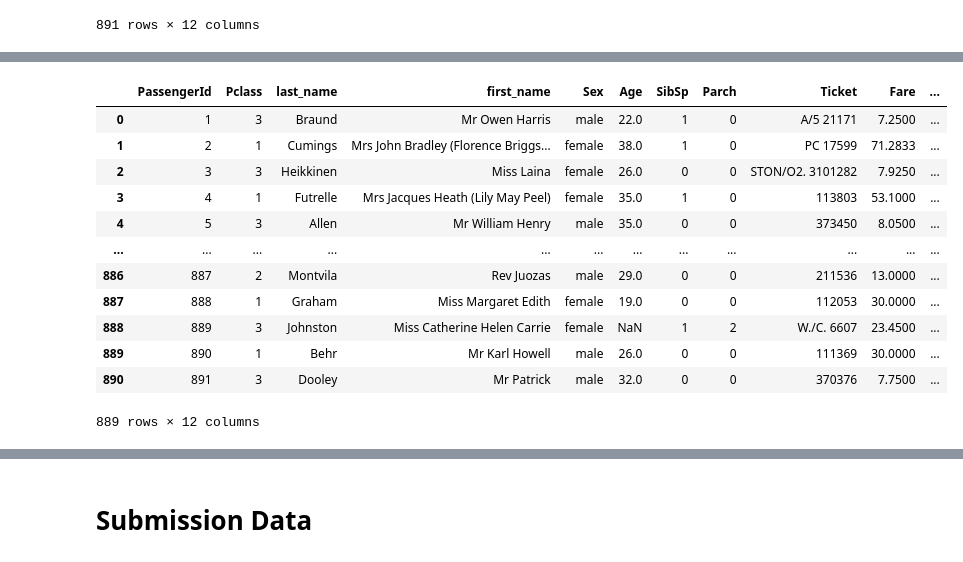
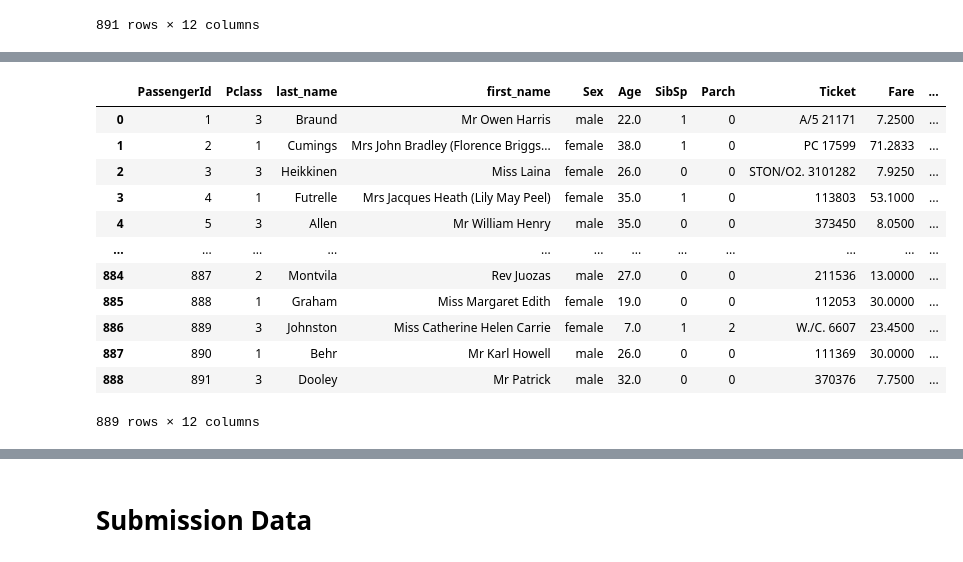
Before and after one commit to Mariomtz0713/Project-4, a Jupyter notebook: Titanic/titanic_ETD.ipynb, the cells around one changed output, grey strips where cells are left out. Cells and saved outputs as stored; diff of their text form; code cells hidden in the pictures.

Commit message:
Train and Test csv cleaning complete

```diff
--- a/Titanic/titanic_ETD.ipynb
+++ b/Titanic/titanic_ETD.ipynb
@@ -579,3 +596,14 @@ train_df_dropped
 | 889 | 890 | 1 | Behr | Mr Karl Howell | male | 26.0 | 0 | 0 | 111369 | 30.0000 | ... |
 | 890 | 891 | 3 | Dooley | Mr Patrick | male | 32.0 | 0 | 0 | 370376 | 7.7500 | ... |
 891 rows × 12 columns
+# %%
+# Finding the 2 nulls in the 'Embarked' column and filling them in
+embarked_nulls_df = train_df_dropped.loc[train_df_dropped['Embarked'].isna()]
+embarked_nulls_index = embarked_nulls_df.index
+embarked_nulls_ids = embarked_nulls_df['PassengerId'].values
+
+for x in range(len(embarked_nulls_ids)):
+    train_df_dropped.loc[embarked_nulls_index[x], ['Embarked']] = 'S'
+
+display(embarked_nulls_df)
+display(train_df_dropped.iloc[embarked_nulls_index])
@@ -592,3 +627,4 @@ for x in range(len(nk_last_names)):
 
     if len(refined_search) == 1:
         train_df_dropped = train_df_dropped.drop(index=index)
+        train_df_dropped = train_df_dropped.reset_index(drop=True)
@@ -620,6 +654,6 @@ memory usage: 90.3+ KB
 # %%
 # Extracting last and first names of Age column nulls
-train_nulls_only_df = train_df_dropped[train_df_dropped.isnull().any(axis=1)]
+train_nulls_only_df = train_df_dropped.loc[train_df_dropped['Age'].isna()]
 
 train_nulls_last_names = list(train_nulls_only_df['last_name'])
 train_nulls_first_names = list(train_nulls_only_df['first_name'])
@@ -693,7 +727,6 @@ manually_fill_train_ages = [
  {'last_name': 'Spencer', 'first_name': 'Mrs William Augustus (Marie Eugenie)', 'age': 48},
  {'last_name': 'Mamee', 'first_name': 'Mr Hanna', 'age': 20},
  {'last_name': "O'Driscoll", 'first_name': 'Miss Bridget', 'age': 27},
- {'last_name': 'Icard', 'first_name': 'Miss Amelie', 'age': 39},
  {'last_name': 'Stewart', 'first_name': 'Mr Albert A', 'age': 64},
  {'last_name': 'Moubarek', 'first_name': 'Master Gerios', 'age': 7},
  {'last_name': 'McDermott', 'first_name': 'Miss Brigdet Delia', 'age': 31},
@@ -778,7 +811,6 @@ manually_fill_train_ages = [
  {'last_name': 'Keane', 'first_name': 'Mr Andrew Andy', 'age': 23},
  {'last_name': 'Sage', 'first_name': 'Miss Stella Anna', 'age': 20},
  {'last_name': 'Fry', 'first_name': 'Mr Richard', 'age': 39},
- {'last_name': 'Stone', 'first_name': 'Mrs George Nelson (Martha Evelyn)', 'age': 61},
  {'last_name': 'Sirota', 'first_name': 'Mr Maurice', 'age': 19},
  {'last_name': 'Marechal', 'first_name': 'Mr Pierre', 'age': 29},
  {'last_name': 'Goldenberg', 'first_name': 'Mrs Samuel L (Edwiga Grabowska)', 'age': 46},
@@ -818,26 +850,26 @@ train_ages_to_fill
 # %%
 # Inserting found null values into dataframe
 i = 0
 
 for row in range(len(train_df_dropped)):
-    if train_df_dropped['Age'].isnull().iloc[row]:
+    if train_df_dropped['Age'].isna().iloc[row]:
         train_df_dropped.loc[row, ['Age']] = train_ages_to_fill[i]
         i += 1
 
 train_df_dropped
 # %% [output]
 |  | PassengerId | Pclass | last_name | first_name | Sex | Age | SibSp | Parch | Ticket | Fare | ... |
 | 0 | 1 | 3 | Braund | Mr Owen Harris | male | 22.0 | 1 | 0 | A/5 21171 | 7.2500 | ... |
 | 1 | 2 | 1 | Cumings | Mrs John Bradley (Florence Briggs... | female | 38.0 | 1 | 0 | PC 17599 | 71.2833 | ... |
 | 2 | 3 | 3 | Heikkinen | Miss Laina | female | 26.0 | 0 | 0 | STON/O2. 3101282 | 7.9250 | ... |
 | 3 | 4 | 1 | Futrelle | Mrs Jacques Heath (Lily May Peel) | female | 35.0 | 1 | 0 | 113803 | 53.1000 | ... |
 | 4 | 5 | 3 | Allen | Mr William Henry | male | 35.0 | 0 | 0 | 373450 | 8.0500 | ... |
 | ... | ... | ... | ... | ... | ... | ... | ... | ... | ... | ... | ... |
-| 886 | 887 | 2 | Montvila | Rev Juozas | male | 29.0 | 0 | 0 | 211536 | 13.0000 | ... |
-| 887 | 888 | 1 | Graham | Miss Margaret Edith | female | 19.0 | 0 | 0 | 112053 | 30.0000 | ... |
-| 888 | 889 | 3 | Johnston | Miss Catherine Helen Carrie | female | NaN | 1 | 2 | W./C. 6607 | 23.4500 | ... |
-| 889 | 890 | 1 | Behr | Mr Karl Howell | male | 26.0 | 0 | 0 | 111369 | 30.0000 | ... |
-| 890 | 891 | 3 | Dooley | Mr Patrick | male | 32.0 | 0 | 0 | 370376 | 7.7500 | ... |
+| 884 | 887 | 2 | Montvila | Rev Juozas | male | 27.0 | 0 | 0 | 211536 | 13.0000 | ... |
+| 885 | 888 | 1 | Graham | Miss Margaret Edith | female | 19.0 | 0 | 0 | 112053 | 30.0000 | ... |
+| 886 | 889 | 3 | Johnston | Miss Catherine Helen Carrie | female | 7.0 | 1 | 2 | W./C. 6607 | 23.4500 | ... |
+| 887 | 890 | 1 | Behr | Mr Karl Howell | male | 26.0 | 0 | 0 | 111369 | 30.0000 | ... |
+| 888 | 891 | 3 | Dooley | Mr Patrick | male | 32.0 | 0 | 0 | 370376 | 7.7500 | ... |
 889 rows × 12 columns
 # %%
 # Checking one last time for null values
```
Also changed, not shown: parts of 19 cells of this notebook.
